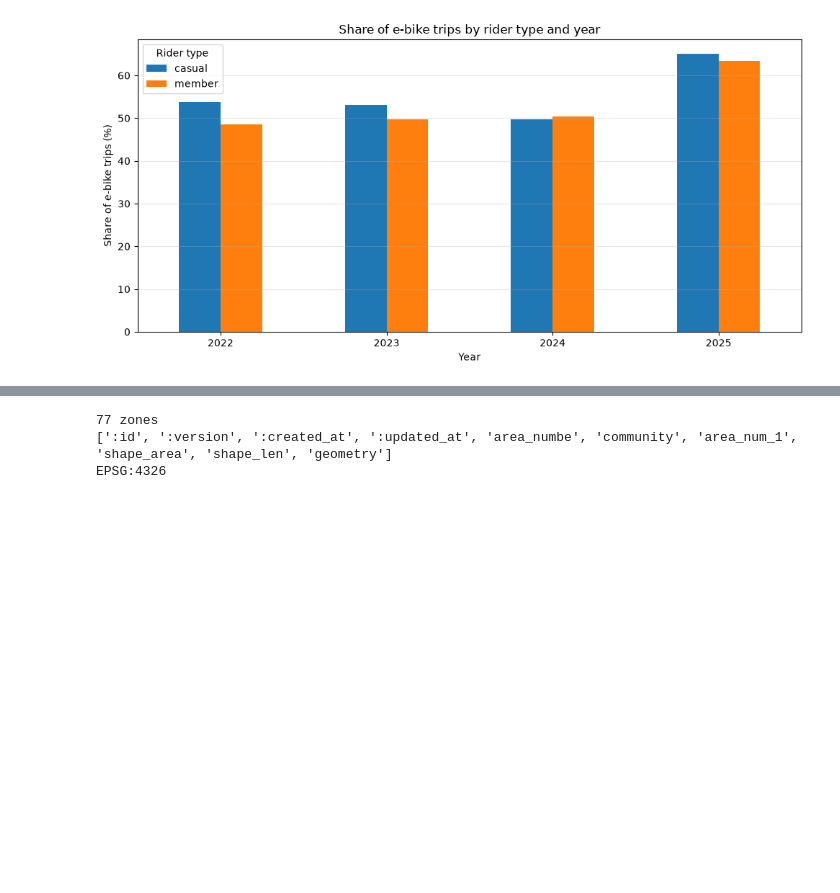
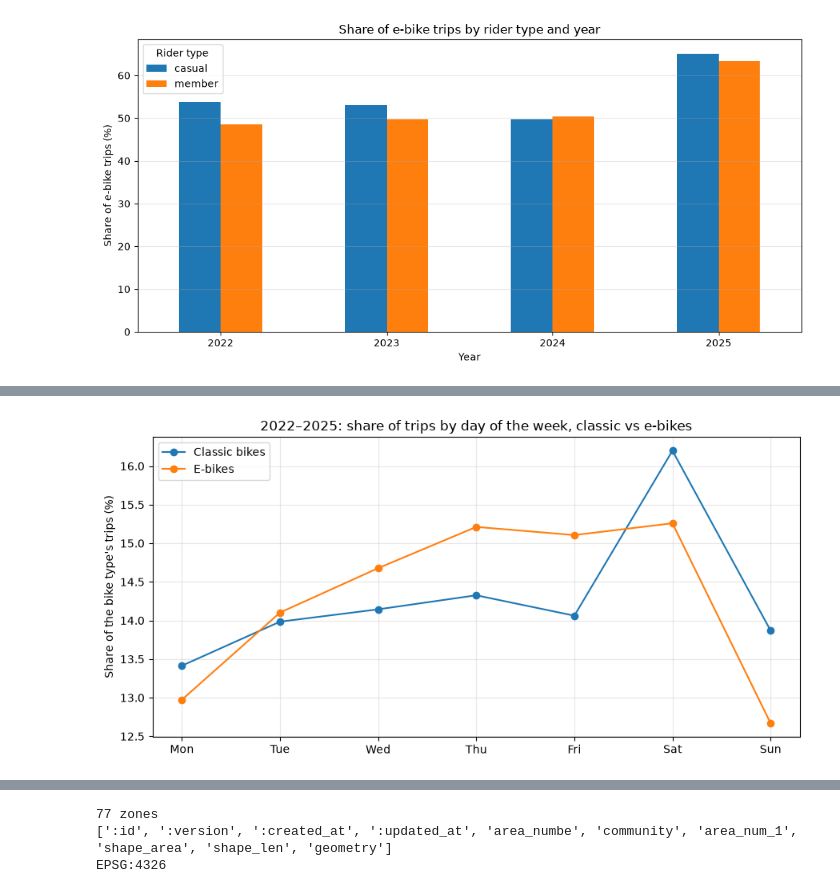
Before and after one commit to laure-cio/ADA-project2026, a Jupyter notebook: jeanne.ipynb, the cells around one changed output, grey strips where cells are left out. Cells and saved outputs as stored; diff of their text form; code cells hidden in the pictures; blank space fills up the shorter version.

Commit message:
Descriptive statistics, hybrid grid (37 cells), count tables

```diff
--- a/jeanne.ipynb
+++ b/jeanne.ipynb
@@ -179,23 +193,3 @@ for is_weekend, title in [(False, "Weekdays"), (True, "Weekends")]:
 [figure]
 # %% [markdown]
 - dash point are the limit years : 2020 and 2021
-# %%
-weekday = h[~h["weekend"]]
-profiles = (weekday.groupby(["year", "hour_of_day"])["n_trips"].sum()
-                   .unstack()
-                   .pipe(lambda d: 100 * d.div(d.sum(axis=1), axis=0)))   # share per hour, per year
-profiles = profiles.loc[2014:2025]
-reference = profiles.loc[2022:2025].mean()
-
-# total gap to the 2022–2025 average (in % points, summed over the 24 hours)
-distance = (profiles - reference).abs().sum(axis=1)
-
-colors = ["tab:green" if 2022 <= y <= 2025 else "lightgrey" for y in distance.index]
-fig, ax = plt.subplots(figsize=(10, 4))
-ax.bar(distance.index, distance.values, color=colors)
-ax.set_xticks(distance.index)
-ax.set_xlabel("Year")
-ax.set_ylabel("Difference to the 2022–2025\naverage (% points)")
-ax.set_title("How different is each year's weekday rhythm from 2022–2025?")
-plt.tight_layout()
-plt.show()
@@ -608,0 +566,19 @@ plt.show()
+# %%
+recent = h[h["year"].between(2022, 2025)]
+by_day = recent.groupby([recent["hour"].dt.dayofweek, "bike_type"])["n_trips"].sum().unstack()
+profile = 100 * by_day / by_day.sum()
+
+days = ["Mon", "Tue", "Wed", "Thu", "Fri", "Sat", "Sun"]
+fig, ax = plt.subplots(figsize=(9, 4.5))
+for bike, label in [("classic", "Classic bikes"), ("electric", "E-bikes")]:
+    ax.plot(profile.index, profile[bike], marker="o", label=label)
+ax.set_xticks(range(7))
+ax.set_xticklabels(days)
+ax.set_ylabel("Share of the bike type's trips (%)")
+ax.set_title("2022–2025: share of trips by day of the week, classic vs e-bikes")
+ax.grid(alpha=0.3)
+ax.legend()
+plt.tight_layout()
+plt.show()
+# %% [output]
+[figure, added]
```
Also changed, not shown: parts of 91 cells of this notebook, 10 other files.
